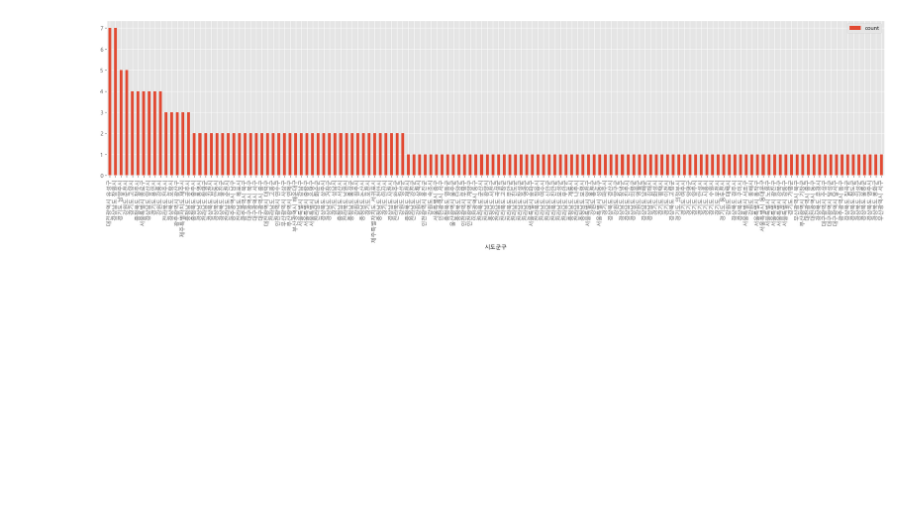
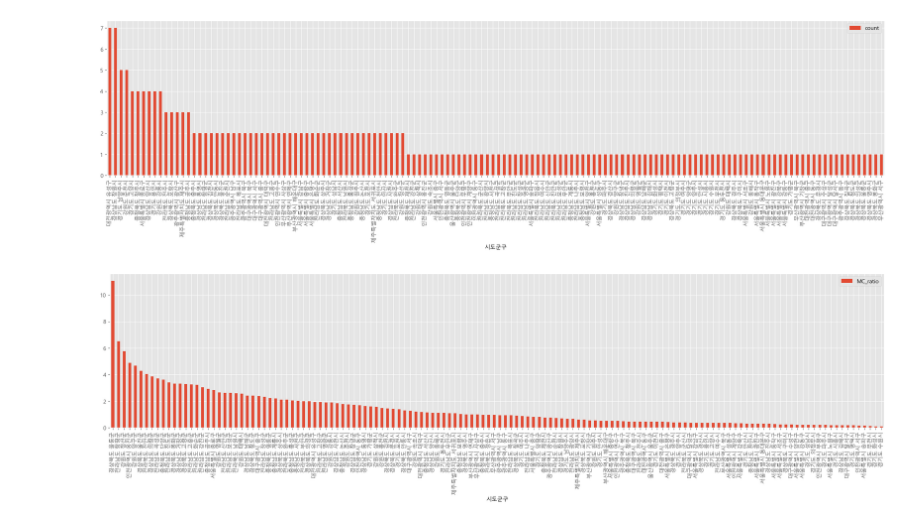
Before and after one commit to yoonsuhcho/venture_project, a Jupyter notebook: 데이터 분석 및 수집.ipynb, the cells around one changed output. Saved outputs shown, nothing was run; the diff lists cells and outputs as text; code cells hidden in the pictures; blank space fills up the shorter version.

```diff
--- a/데이터 분석 및 수집.ipynb
+++ b/데이터 분석 및 수집.ipynb
@@ -274,3 +274,11 @@ MC_ratio.plot(kind = 'bar', rot = 90)
 plt.show()
 # %% [output]
 [figure]
+# %%
+MC_ratio = local_MC_Population[['MC_ratio']]
+MC_ratio = MC_ratio.sort_values('MC_ratio', ascending = False)
+plt.rcParams["figure.figsize"] = (25, 5)
+MC_ratio.plot(kind = 'bar', rot = 90)
+plt.show()
+# %% [output]
+[figure, added]
```
